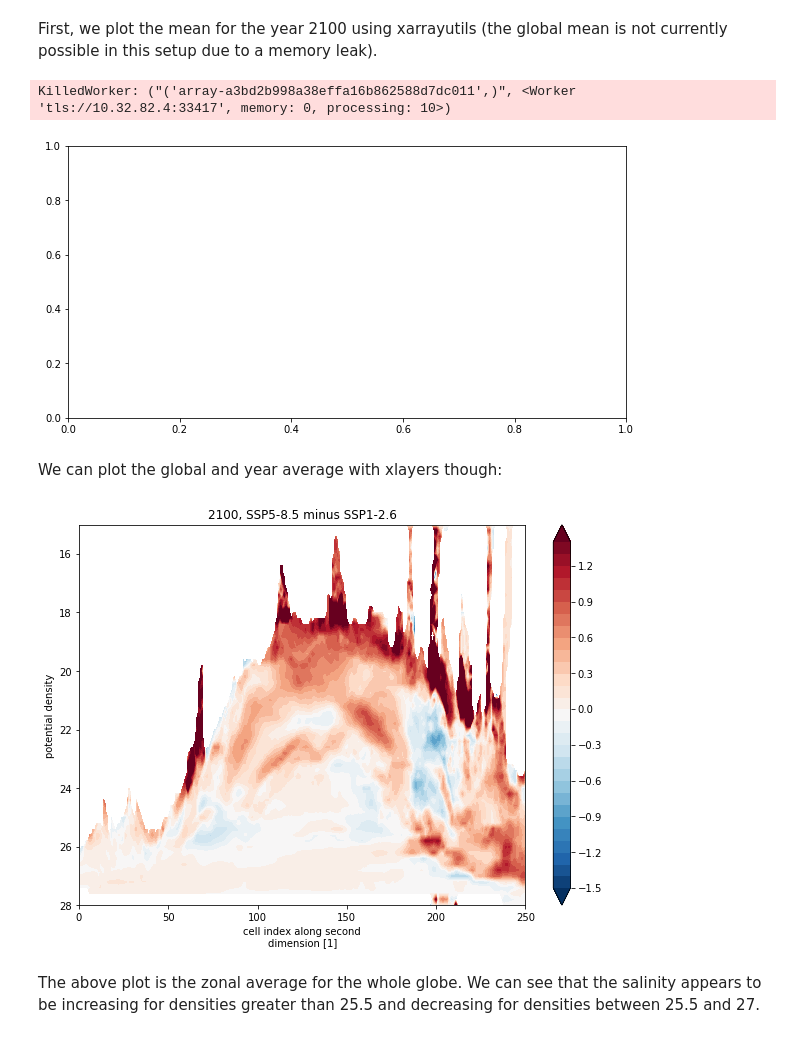
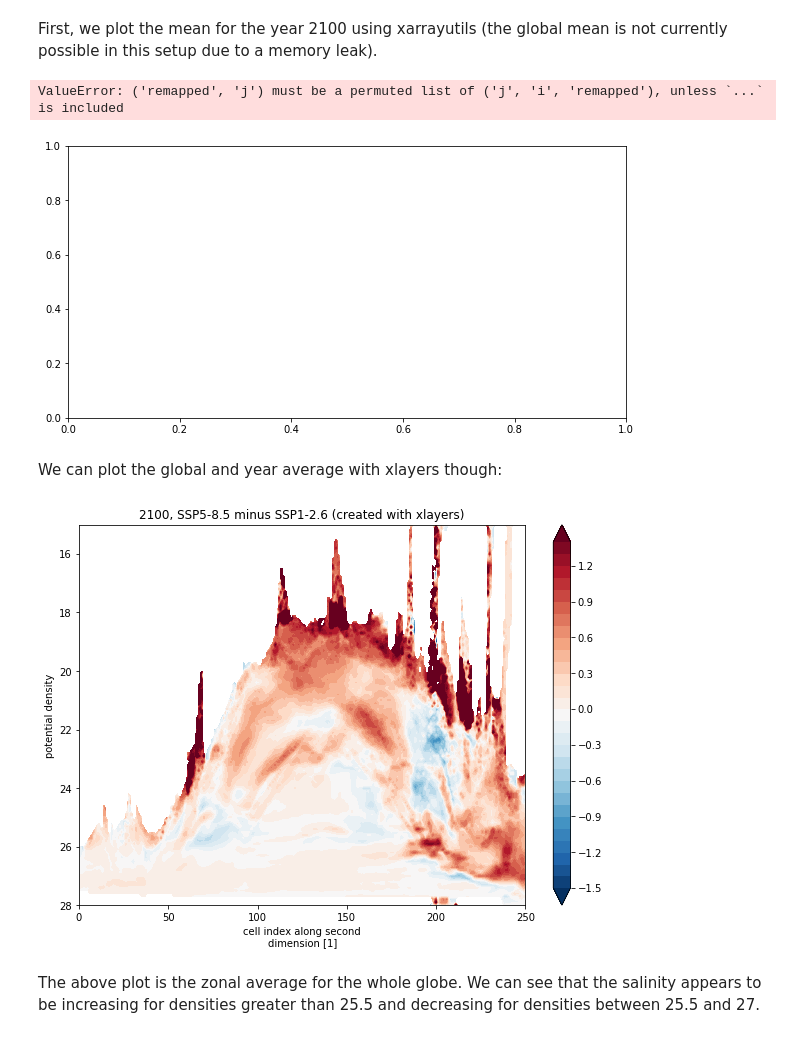
Before and after one commit to cspencerjones/vertical_regridding, a Jupyter notebook: xarrayutils_xlayers.ipynb, the cells around one changed output. Cells and saved outputs as stored; diff of their text form; code cells hidden in the pictures.

```diff
--- a/xarrayutils_xlayers.ipynb
+++ b/xarrayutils_xlayers.ipynb
@@ -150,7 +150,8 @@ These simulations begin in 2015. We choose to compare salinities in three differ
 # %%
 #Define lev_bounds to be the cell edges in the vertical, and fill nans with zeros
 ds = ds.assign_coords(lev_bounds = np.concatenate([ds.lev_bnds[:,0].values,[6000]]),dims='lev_bounds');
-ds['so'] = ds['so'].fillna(0);
+ds['so'] = ds['so'].fillna(0).squeeze()
+ds['dens'] = ds['dens'].squeeze()
 
 #density and salinity on this section,
 #so that both methods are on a level playing field for benchmarking
@@ -317,11 +318,15 @@ where $I(z)$ is the input and $O(\rho_1 \mbox{ to } \rho_2)$ is the output in th
 #First calculate the height of the depth cells in this simulation
 fine_drf,fine_drc = finegrid_metrics(ds_slice.lev.values,ds.lev_bnds.values)
 
-#Then calculate the height of the depth cells in a new rebinned geometry, where there are ten smaller bins for each initial bin
-drf_finer, mapindex, mapfact, cellindex = finegrid.finegrid(np.squeeze(fine_drf),np.squeeze(fine_drc),[fine_drf.size,10])
-
 #define the new coordinate system (exactly as for xarrayutils)
 denslayers = np.hstack([np.arange(20.4,28.1, 0.1)])
+
+def layers_apply(data_in, dens_in, denslayers, fine_drf,fine_drc, fine_fact, lev_name, Tlev_name):
+    #Then calculate the height of the depth cells in a new rebinned geometry, where there are ten smaller bins for each initial bin
+    drf_finer, mapindex, mapfact, cellindex = finegrid.finegrid(np.squeeze(fine_drf),np.squeeze(fine_drc),[fine_drf.size,fine_fact])
+    data_out=layers_xarray(data_in, dens_in, denslayers, mapfact, mapindex, cellindex, drf_finer, lev_name, Tlev_name)
+    return data_out
+
 
 #Define function that applies xlayers to an xarray
 def layers_xarray(data_in, dens_in, denslayers, mapfact, mapindex, cellindex, drf_finer, lev_name, Tlev_name):
@@ -415,54 +419,66 @@ client
 # %% [markdown]
 First, we plot the mean for the year 2100 using xarrayutils (the global mean is not currently possible in this setup due to a memory leak).
 # %%
-#plot global meanwith xarrayutils
-
+#plot global mean with xarrayutils
 ds_glob = ds.sel(time='2100',j=slice(0,250))
 ds_dens_cons, z_dens_bounds = apply_xarrayutils(ds_glob)
+
+#find thickness weighting
 dz_remapped = z_dens_bounds.diff('regridded').rename({'regridded':'remapped'})
 dz_remapped.coords['remapped'] = ds_dens_cons.coords['remapped'].values
 
+#Find thickness weighted salinity, averaged in time
+tw_xau2100 = (ds_dens_cons*dz_remapped).sum('time')/dz_remapped.sum('time')
+
+#Find difference between experiments
+difference = tw_xau2100.sel(experiment_id='ssp585')-tw_xau2100.sel(experiment_id='ssp126')
+
+#plot difference in 2100
 fig,ax = plt.subplots(1,1,figsize=(10, 5))
 
-#plot difference in 2100
-tw_xau2100 = (ds_dens_cons*dz_remapped).sum('time')/dz_remapped.sum('time')
-((tw_xau2100.sel(experiment_id='ssp585')-tw_xau2100.sel(experiment_id='ssp126'))
-             ).plot.contourf(x='j',y='remapped',ax=ax,levels=np.arange(-1.5,1.5,0.1),cmap='RdBu_r')
+difference.plot.contourf(x='j',y='remapped',ax=ax,levels=np.arange(-1.5,1.5,0.1),cmap='RdBu_r')
 ax.set_title('Salinity \n 2100, SSP5-8.5 minus SSP1-2.6 (created with xarrayutils)')
 ax.set_ylabel('density')
 ax.set_ylim(28,21);
 # %% [output]
-KilledWorker: ("('array-a3bd2b998a38effa16b862588d7dc011',)", <Worker 'tls://10.32.82.4:33417', memory: 0, processing: 10>)
+ValueError: ('remapped', 'j') must be a permuted list of ('j', 'i', 'remapped'), unless `...` is included
 [figure]
 # %% [markdown]
 We can plot the global and year average with xlayers though:
 # %%
-#plot global meanwith xlayers
-denslayers = np.hstack([np.arange(15,28.1, 0.2)])
-
+#plot global mean with xlayers
 ds_glob = ds.sel(j=slice(0,250),time='2100')
 
-#plot global mean with xlayers
-sal_lay = layers_xarray(ds_glob.so.fillna(0).squeeze().chunk({'experiment_id':2}), ds_glob.dens.squeeze().chunk({'time':6,'experiment_id':2}),denslayers,
-                           mapfact, mapindex, cellindex, drf_finer, 'lev', 'Tlev')
+salinity_in = ds_glob.so.squeeze().chunk({'experiment_id':2})
+density_in = ds_glob.dens.squeeze().chunk({'time':6,'experiment_id':2})
+
+#Redefine density coords (the global ocean has some water that is lighter than the lightest water in our section)
+denslayers = np.hstack([np.arange(15,28.1, 0.1)])
+
+#find thicknes-weighted salinity
+sal_lay = layers_apply(salinity_in, density_in,denslayers,
+                           fine_drf,fine_drc, 10, 'lev', 'Tlev')
 
 
 #Calculated the thickness of each new layer (needed to back out the real salinity)
-th_lay = layers_xarray(xr.ones_like(ds_glob.so.squeeze()).chunk({'experiment_id':2}), ds_glob.dens.squeeze().chunk({'time':6,'experiment_id':2}),denslayers,
-                           mapfact, mapindex, cellindex, drf_finer, 'lev', 'Tlev')
+th_lay = layers_apply(xr.ones_like(salinity_in), density_in,denslayers,
+                           fine_drf,fine_drc, 10, 'lev', 'Tlev')
 
 
-difference = (sal_lay.sum('time').sum('i')/th_lay.sum('time').sum('i')).sel(experiment_id='ssp585')-(sal_lay.sum('time').sum('i')/th_lay.sum('time').sum('i')).sel(experiment_id='ssp126')
+#Find thickness weighted salinity
+tw_xlay = (sal_lay.sum('time').sum('i')/th_lay.sum('time').sum('i'))
 
-fig,ax = plt.subplots(1,1,figsize=(10, 7))
+#Find the difference between the two experiments
+difference = tw_xlay.sel(experiment_id='ssp585')-tw_xlay.sel(experiment_id='ssp126')
 
 #plot difference in 2100
-difference.load().plot.contourf(x='j',y='Tlev',levels=np.arange(-1.5,1.5,0.1),ax=ax)
+fig,ax = plt.subplots(1,1,figsize=(10, 7))
+difference.plot.contourf(x='j',y='Tlev',levels=np.arange(-1.5,1.5,0.1),ax=ax)
 ax.set_title('2100, SSP5-8.5 minus SSP1-2.6 (created with xlayers)')
 ax.set_ylabel('potential density')
 ax.set_ylim(28,15);
 # %% [output]
-[figure, old version]
+[figure, new version]
 # %% [markdown]
 The above plot is the zonal average for the whole globe.  We can see that the salinity appears to be increasing for densities greater than 25.5 and decreasing for densities between 25.5 and 27.
 # %% [markdown]
```
Also changed, not shown: parts of 4 cells of this notebook.
